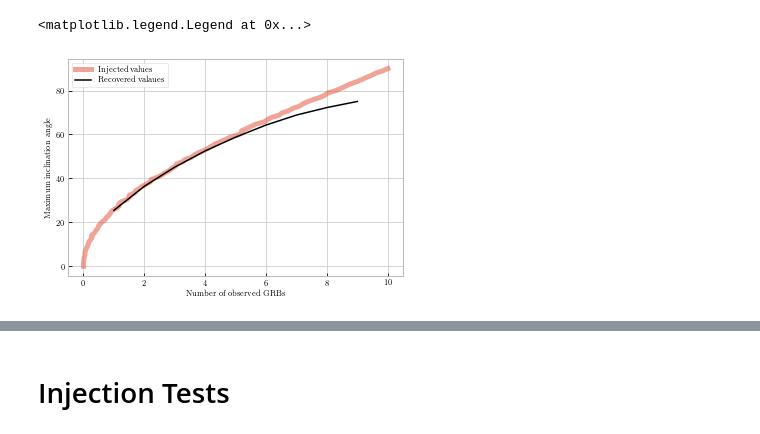
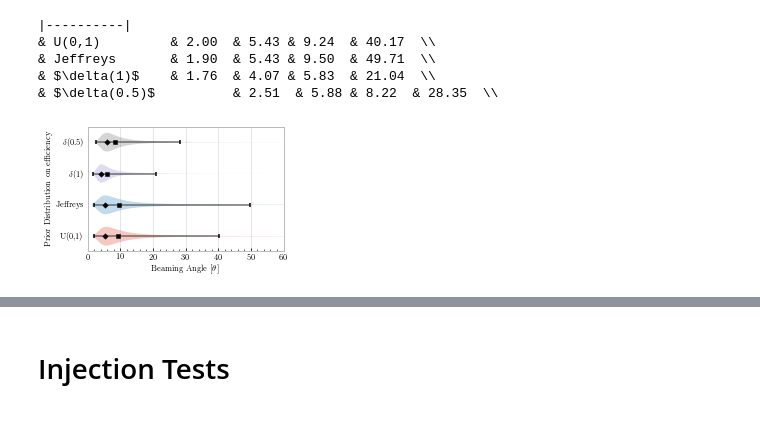
Before and after one commit to transientlunatic/grbeams, a Jupyter notebook: notebooks/GRB Beaming Angle estimation using PyMC3.ipynb, the cells around one changed output, grey strips where cells are left out. Saved outputs shown, nothing was run; the diff lists cells and outputs as text; code cells hidden in the pictures.

```diff
--- a/notebooks/GRB Beaming Angle estimation using PyMC3.ipynb
+++ b/notebooks/GRB Beaming Angle estimation using PyMC3.ipynb
@@ -490,27 +357,0 @@ f.savefig("O2_beaming_posteriors_violin.pdf")
-# %%
-priors = ["U(0,1)", "jeffreys", "$\delta(1)$", "$\delta(0.5)$"]
-width = 3.487 #* 2
-height = width / 1.618
-f, ax = plt.subplots(1,1, figsize = (width, height), sharey=True, sharex=True)
-for i in range(len(priors)):
-
-    o1_trace = o1_traces[i]
-    o2_trace = o2_traces[i]
-    ax.hist(np.rad2deg(o2_trace[2000:]['angle'][np.isfinite(o2_trace[2000:]['angle'])]),
-               histtype="step", bins = 50, lw=2, label=priors[i], log=True, normed=True);
-    #ax.hist(np.rad2deg(o2_trace[2000:]['angle'][np.isfinite(o2_trace[2000:]['angle'])]),
-    #           histtype="step", lw=2, label="O2 Angle", log=True);
-    #ax[3,i].vlines(np.percentile(np.rad2deg(o1_trace[2000:]['angle'][np.isfinite(o1_trace[2000:]['angle'])]), 90), 0, 3e5,
-    #              label = "90\% lower limit, O1");
-    #ax[3,i].vlines(np.percentile(np.rad2deg(o2_trace[2000:]['angle'][np.isfinite(o2_trace[2000:]['angle'])]), 90), 0, 3e5,
-    #              label = "90\% lower limit, O2");
-    #ax[1,0].set_xlabel(u"$s$ /Gpc³/yr")
-    if i==3: ax.legend()
-    #if i > 0:
-    #    ax[i].set_yticklabels([]), ax[2,i].set_yticklabels([])
-    #    ax[i].set_yticklabels([]), ax[1,i].set_yticklabels([])
-ax.set_xlabel("Beaming angle [deg]")
-ax.set_ylabel(r"$p(\theta | D,I)$")
-f.subplots_adjust(0.07, 0.05, .99, .95, wspace=0.05)
-f.savefig("O2_beaming_posteriors.pdf")
-#f.savefig("/home/daniel/papers/thesis/figures/grbbeamingpymc.pdf")
@@ -556,14 +357,0 @@ ValueError: Too few elements for interval calculation
-# %%
-priors = ["U(0,1)", "jeffreys", "$\delta(1)$", "$\delta(0.5)$"]
-from matplotlib import colors, ticker, cm
-
-angles975 = []
-angles025 = []
-angles500 = []
-for trace in traces:
-    angles975.append(np.nanpercentile(trace['angle'][1000:], 97.5))
-    angles025.append(np.nanpercentile(trace['angle'][1000:], 2.5))
-    angles500.append(np.nanpercentile(trace['angle'][1000:], 50))
-np.savetxt("975perc", angles975)
-np.savetxt("500perc", angles500)
-np.savetxt("025perc", angles025)
@@ -762,9 +358,10 @@ for test_model in test_scenarios:
-# %%
-plt.plot(np.array(detections)/1000.0, np.linspace(0,90,90), lw=5, alpha=0.5, label="Injected values")
-plt.plot(np.arange(1,10), angles, label="Recovered valaues", color="k")
-plt.xlabel("Number of observed GRBs")
-plt.ylabel("Maximum inclination angle")
-plt.legend()
-# %% [output]
-<matplotlib.legend.Legend at 0x...>
-[figure, removed]
+# %%
+o1plot = beaming_violins(o1_traces, priors, xmax=60)
+o1plot.savefig("../final_paper/O1_beaming_posteriors_violin.pdf")
+# %% [output]
+|----------|
+& U(0,1)         & 2.00  & 5.43 & 9.24  & 40.17  \\
+& Jeffreys       & 1.90  & 5.43 & 9.50  & 49.71  \\
+& $\delta(1)$    & 1.76  & 4.07 & 5.83  & 21.04  \\
+& $\delta(0.5)$          & 2.51  & 5.88 & 8.22  & 28.35  \\
+[figure, added]
```
Also changed, not shown: parts of 57 cells of this notebook, 1 other file.
